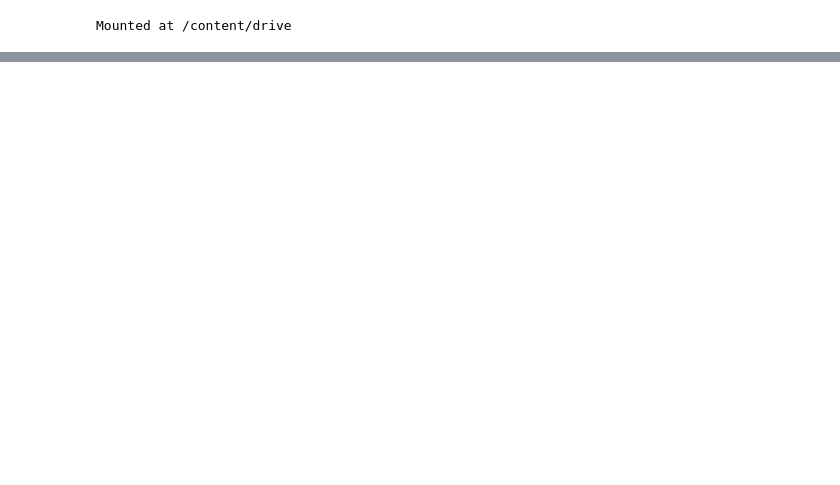
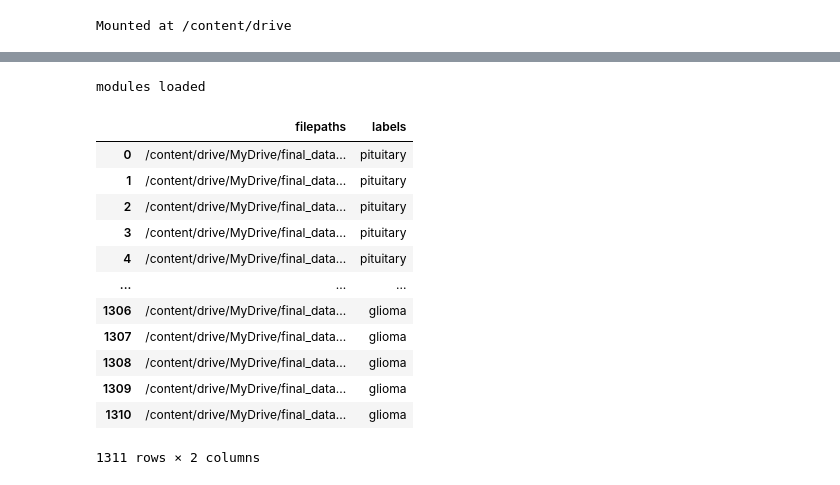
Before and after one commit to afaqez/brain_tumour_detection, a Jupyter notebook: notebooks/Resnet_50_tumors.ipynb, the cells around one changed output, grey strips where cells are left out. Saved outputs shown, nothing was run; the diff lists cells and outputs as text; code cells hidden in the pictures; blank space fills up the shorter version.

```diff
--- a/notebooks/Resnet_50_tumors.ipynb
+++ b/notebooks/Resnet_50_tumors.ipynb
@@ -228,0 +6,66 @@ plt.show()
+# %%
+# import system libs
+import os
+import time
+import shutil
+import pathlib
+import itertools
+from PIL import Image
+
+# import data handling tools
+import cv2
+import numpy as np
+import pandas as pd
+import seaborn as sns
+sns.set_style('darkgrid')
+import matplotlib.pyplot as plt
+from sklearn.model_selection import train_test_split
+from sklearn.metrics import confusion_matrix, classification_report
+
+# import Deep learning Libraries
+import tensorflow as tf
+from tensorflow import keras
+from tensorflow.keras.models import Sequential
+from tensorflow.keras.optimizers import Adam, Adamax
+from tensorflow.keras.preprocessing.image import ImageDataGenerator
+from tensorflow.keras.layers import Conv2D, MaxPooling2D, Flatten, Dense, Activation, Dropout, BatchNormalization
+from tensorflow.keras import regularizers
+
+# Ignore Warnings
+import warnings
+warnings.filterwarnings("ignore")
+
+print ('modules loaded')
+# %% [output]
+modules loaded
+# %%
+test_data_dir = '/content/drive/MyDrive/final_data/Testing'
+filepaths = []
+labels = []
+folds = os.listdir(test_data_dir)
+
+for fold in folds:
+    foldpath = os.path.join(test_data_dir,fold)
+    filelist = os.listdir(foldpath)
+    for file in filelist:
+        fpath = os.path.join(foldpath,file)
+        filepaths.append (fpath)
+        labels.append(fold)
+Fseries = pd.Series(filepaths,name = 'filepaths')
+Lseries = pd.Series(labels, name = 'labels')
+dt = pd.concat([Fseries,Lseries],axis='columns')
+dt
+# %% [output]
+|  | filepaths | labels |
+| 0 | /content/drive/MyDrive/final_data... | pituitary |
+| 1 | /content/drive/MyDrive/final_data... | pituitary |
+| 2 | /content/drive/MyDrive/final_data... | pituitary |
+| 3 | /content/drive/MyDrive/final_data... | pituitary |
+| 4 | /content/drive/MyDrive/final_data... | pituitary |
+| ... | ... | ... |
+| 1306 | /content/drive/MyDrive/final_data... | glioma |
+| 1307 | /content/drive/MyDrive/final_data... | glioma |
+| 1308 | /content/drive/MyDrive/final_data... | glioma |
+| 1309 | /content/drive/MyDrive/final_data... | glioma |
+| 1310 | /content/drive/MyDrive/final_data... | glioma |
+1311 rows × 2 columns
```
Also changed, not shown: parts of 27 cells of this notebook, 4 other files.
